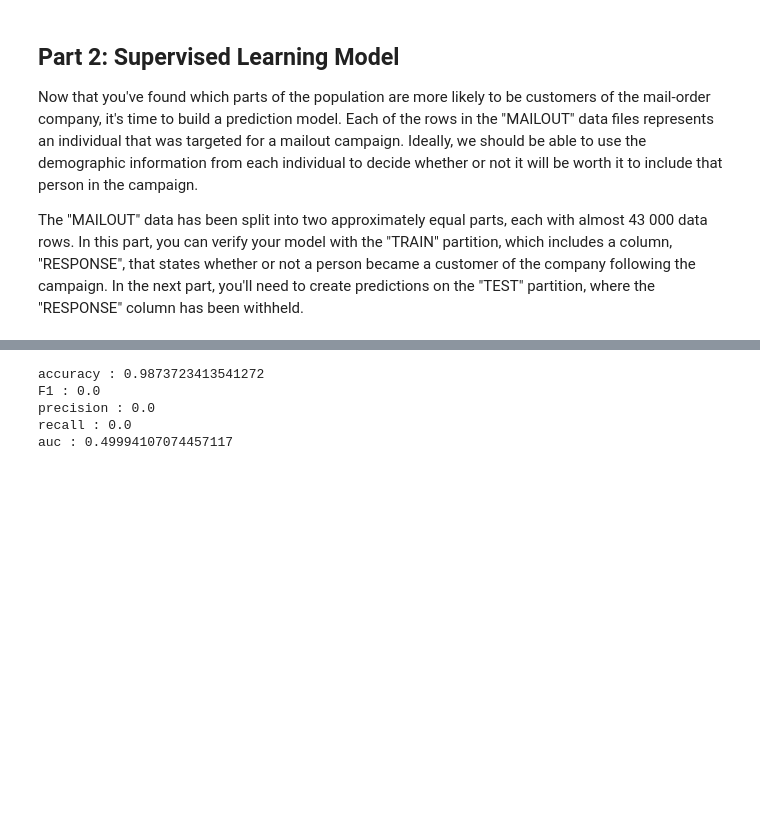
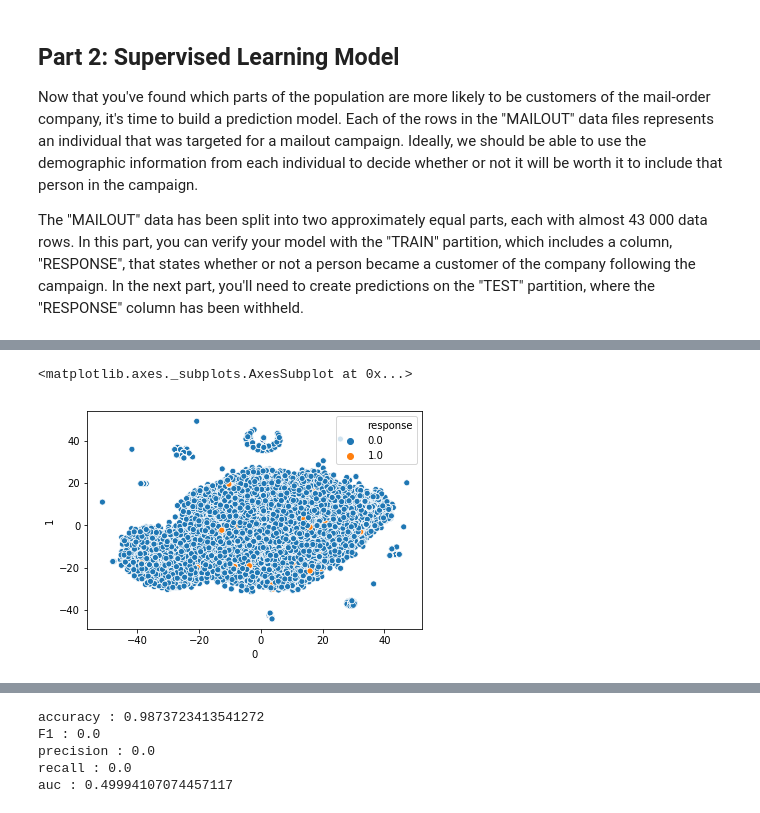
Before and after one commit to bvcmartins/dsnd_capstone, a Jupyter notebook: main.ipynb, the cells around one changed output, grey strips where cells are left out. Saved outputs shown, nothing was run; the diff lists cells and outputs as text; code cells hidden in the pictures; blank space fills up the shorter version.

```diff
--- a/main.ipynb
+++ b/main.ipynb
@@ -980,0 +537,7 @@ kmeans_train['RESPONSE'] = df_mailout_train['RESPONSE']
+# %%
+df_tsne = pd.DataFrame(TSNE(n_components=2, perplexity=50).fit_transform(kmeans_train.iloc[:,:-2]))
+df_tsne['response'] = kmeans_train.RESPONSE
+sns.scatterplot(x=0, y=1, data=df_tsne, hue='response')
+# %% [output]
+<matplotlib.axes._subplots.AxesSubplot at 0x...>
+[figure, added]
```
Also changed, not shown: parts of 116 cells of this notebook.
